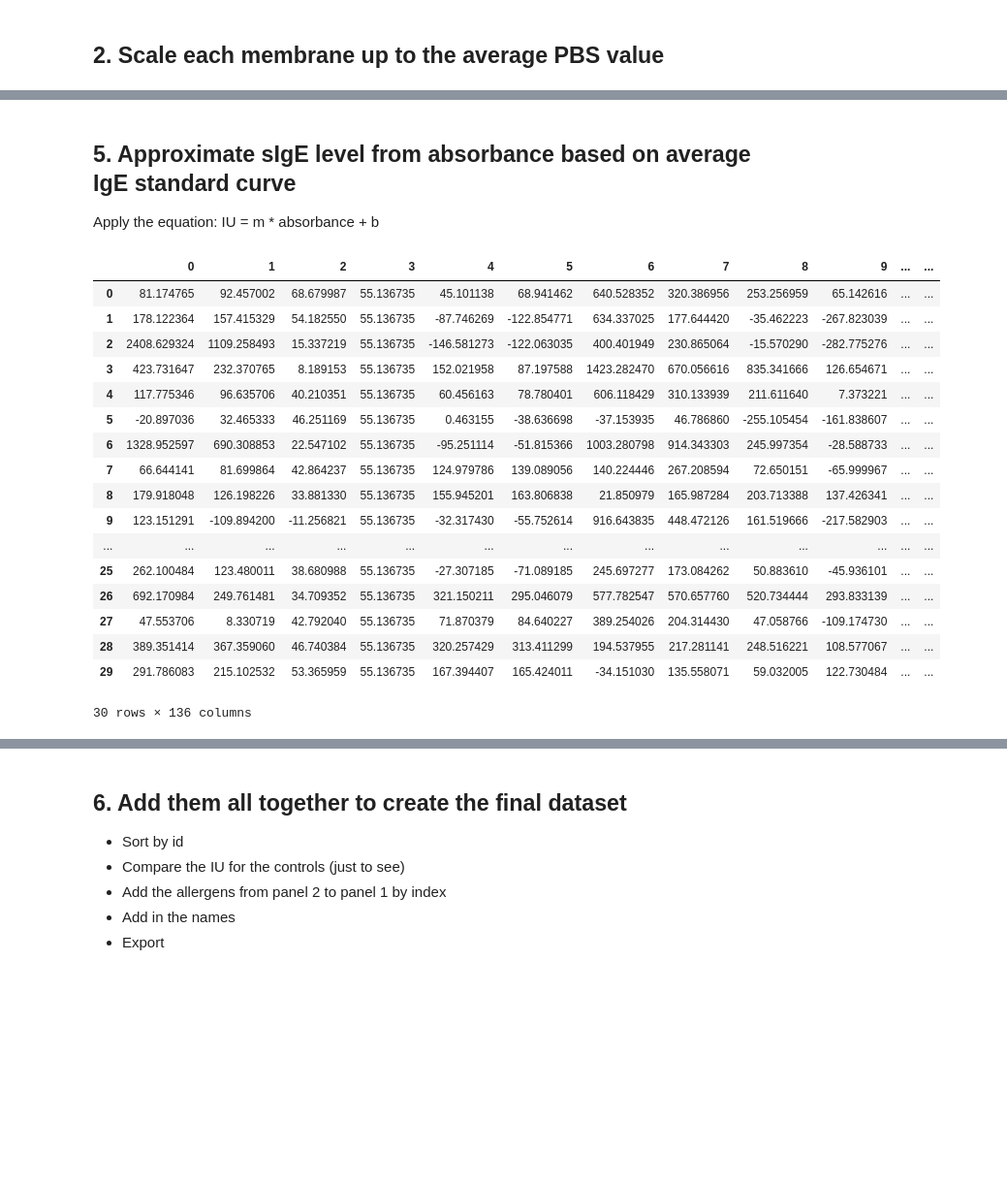
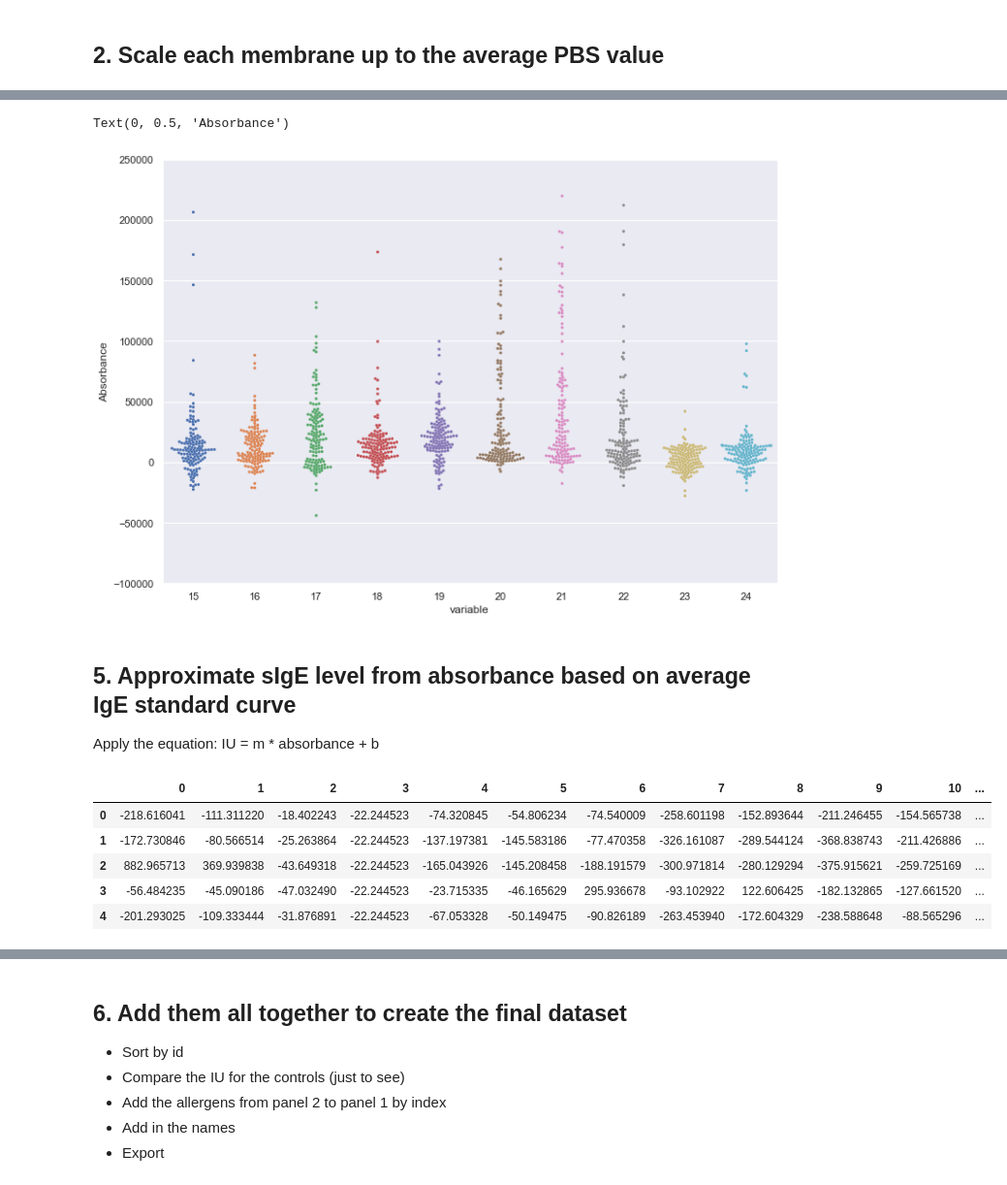
Before and after one commit to ripervail/alternative-meat-allergy, a Jupyter notebook: processing.ipynb, the cells around one changed output, grey strips where cells are left out. Shown at 97% size. Saved outputs shown, nothing was run; the diff lists cells and outputs as text; code cells hidden in the pictures; blank space fills up the shorter version.

```diff
--- a/processing.ipynb
+++ b/processing.ipynb
@@ -213,0 +344,3 @@ sub2
+# %%
+sub1 = rb1.copy(deep=True)
+sub2 = rb2.copy(deep=True)
@@ -213,0 +384,4 @@ sub2
+# %%
+control_id = [1, 2, 4, 10, 14, 15, 27, 61, 74, 131, 142, 146, 162, 169, 219, 220, 266, 351, 427, 489, 520, 728, 738]
+control1 = sub1[panel1["ID"].isin(control_id)]
+control2 = sub2[panel2["ID"].isin(control_id)]
@@ -213,0 +392,23 @@ sub2
+# %%
+# Alter every column according to mean + 2 SD of the controls, and shift
+# the entire distribution such that that value is 0
+# Panel 1 first
+edge1 = sub1.copy(deep=True)
+for column in edge1.columns:
+    # Get baseline
+    mean = control1[column].mean()
+    sd = control1[column].std()
+    baseline = mean
+    edge1[column] = edge1[column].apply(lambda x: x - baseline)
+    edge1[column] = edge1[column].apply(lambda x: x + 5000) # Adding 5000 straight to bring up the absorbance above the base IgE 7.8
+
+edge2 = sub2.copy(deep=True)
+for column in edge2.columns:
+    # Get baseline
+    mean = control2[column].mean()
+    sd = control2[column].std()
+    baseline = mean
+    edge2[column] = edge2[column].apply(lambda x: x - baseline)
+    edge2[column] = edge2[column].apply(lambda x: x + 5000) # Adding 5000 straight to bring up the absorbance above the base IgE 7.8
+
+edge1.head()
@@ -213,0 +422,13 @@ sub2
+# %%
+# Swarmplot for sanity check
+import seaborn as sns
+
+sns.set(rc={'figure.figsize':(11.7,8.27)})
+sns.swarmplot(x="variable", y="value", data=pd.melt(edge1.iloc[:,15:25]),
+              size=3)
+ax = plt.gca()
+ax.set_ylim([-100000, 250000])
+plt.ylabel("Absorbance")
+# %% [output]
+Text(0, 0.5, 'Absorbance')
+[figure, added]
@@ -214,28 +437,19 @@ sub2
+# %%
+next1 = edge1.copy(deep=True)
+next2 = edge2.copy(deep=True)
 # %% [markdown]
 ## 5. Approximate sIgE level from absorbance based on average IgE standard curve
 
 Apply the equation: IU = m * absorbance + b
 # %%
 # For simplicity, we will use the combined IgE curve
-sige_1 = sub1.applymap(lambda x : m*x + b)
-sige_1
+sige_1 = next1.applymap(lambda x : m*x + b)
+sige_1.head()
 # %% [output]
-|  | 0 | 1 | 2 | 3 | 4 | 5 | 6 | 7 | 8 | 9 | ... | ... |
-| 0 | 81.174765 | 92.457002 | 68.679987 | 55.136735 | 45.101138 | 68.941462 | 640.528352 | 320.386956 | 253.256959 | 65.142616 | ... | ... |
-| 1 | 178.122364 | 157.415329 | 54.182550 | 55.136735 | -87.746269 | -122.854771 | 634.337025 | 177.644420 | -35.462223 | -267.823039 | ... | ... |
-| 2 | 2408.629324 | 1109.258493 | 15.337219 | 55.136735 | -146.581273 | -122.063035 | 400.401949 | 230.865064 | -15.570290 | -282.775276 | ... | ... |
-| 3 | 423.731647 | 232.370765 | 8.189153 | 55.136735 | 152.021958 | 87.197588 | 1423.282470 | 670.056616 | 835.341666 | 126.654671 | ... | ... |
-| 4 | 117.775346 | 96.635706 | 40.210351 | 55.136735 | 60.456163 | 78.780401 | 606.118429 | 310.133939 | 211.611640 | 7.373221 | ... | ... |
-| 5 | -20.897036 | 32.465333 | 46.251169 | 55.136735 | 0.463155 | -38.636698 | -37.153935 | 46.786860 | -255.105454 | -161.838607 | ... | ... |
-| 6 | 1328.952597 | 690.308853 | 22.547102 | 55.136735 | -95.251114 | -51.815366 | 1003.280798 | 914.343303 | 245.997354 | -28.588733 | ... | ... |
-| 7 | 66.644141 | 81.699864 | 42.864237 | 55.136735 | 124.979786 | 139.089056 | 140.224446 | 267.208594 | 72.650151 | -65.999967 | ... | ... |
-| 8 | 179.918048 | 126.198226 | 33.881330 | 55.136735 | 155.945201 | 163.806838 | 21.850979 | 165.987284 | 203.713388 | 137.426341 | ... | ... |
-| 9 | 123.151291 | -109.894200 | -11.256821 | 55.136735 | -32.317430 | -55.752614 | 916.643835 | 448.472126 | 161.519666 | -217.582903 | ... | ... |
-| ... | ... | ... | ... | ... | ... | ... | ... | ... | ... | ... | ... | ... |
-| 25 | 262.100484 | 123.480011 | 38.680988 | 55.136735 | -27.307185 | -71.089185 | 245.697277 | 173.084262 | 50.883610 | -45.936101 | ... | ... |
-| 26 | 692.170984 | 249.761481 | 34.709352 | 55.136735 | 321.150211 | 295.046079 | 577.782547 | 570.657760 | 520.734444 | 293.833139 | ... | ... |
-| 27 | 47.553706 | 8.330719 | 42.792040 | 55.136735 | 71.870379 | 84.640227 | 389.254026 | 204.314430 | 47.058766 | -109.174730 | ... | ... |
-| 28 | 389.351414 | 367.359060 | 46.740384 | 55.136735 | 320.257429 | 313.411299 | 194.537955 | 217.281141 | 248.516221 | 108.577067 | ... | ... |
-| 29 | 291.786083 | 215.102532 | 53.365959 | 55.136735 | 167.394407 | 165.424011 | -34.151030 | 135.558071 | 59.032005 | 122.730484 | ... | ... |
+|  | 0 | 1 | 2 | 3 | 4 | 5 | 6 | 7 | 8 | 9 | 10 | ... |
+| 0 | -218.616041 | -111.311220 | -18.402243 | -22.244523 | -74.320845 | -54.806234 | -74.540009 | -258.601198 | -152.893644 | -211.246455 | -154.565738 | ... |
+| 1 | -172.730846 | -80.566514 | -25.263864 | -22.244523 | -137.197381 | -145.583186 | -77.470358 | -326.161087 | -289.544124 | -368.838743 | -211.426886 | ... |
+| 2 | 882.965713 | 369.939838 | -43.649318 | -22.244523 | -165.043926 | -145.208458 | -188.191579 | -300.971814 | -280.129294 | -375.915621 | -259.725169 | ... |
+| 3 | -56.484235 | -45.090186 | -47.032490 | -22.244523 | -23.715335 | -46.165629 | 295.936678 | -93.102922 | 122.606425 | -182.132865 | -127.661520 | ... |
+| 4 | -201.293025 | -109.333444 | -31.876891 | -22.244523 | -67.053328 | -50.149475 | -90.826189 | -263.453940 | -172.604329 | -238.588648 | -88.565296 | ... |
-30 rows × 136 columns
 # %%
```
Also changed, not shown: parts of 60 cells of this notebook, 3 other files.
